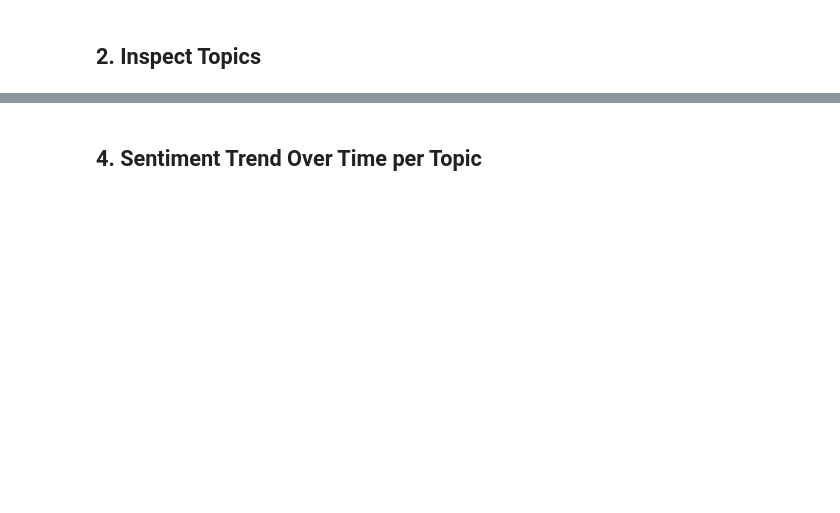
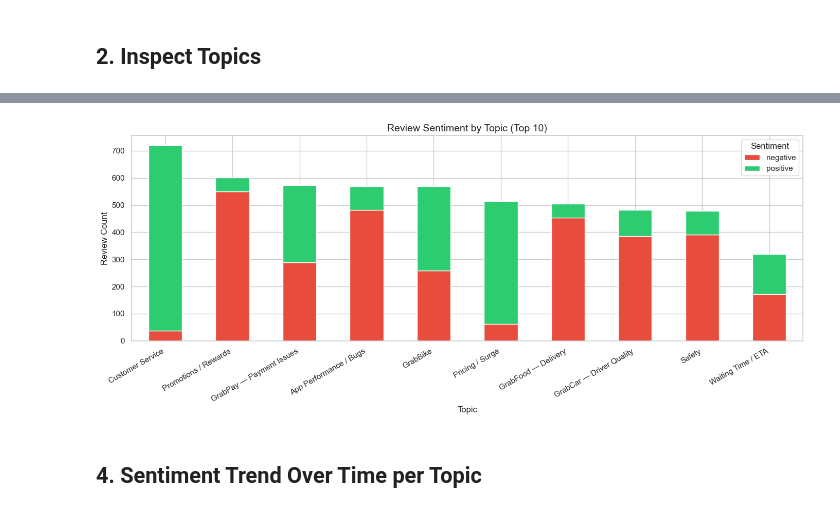
Before and after one commit to rounddragonsyl/grab-sentiment-analysis, a Jupyter notebook: notebooks/04_topic_modelling.ipynb, the cells around one changed output, grey strips where cells are left out. Saved outputs shown, nothing was run; the diff lists cells and outputs as text; code cells hidden in the pictures; blank space fills up the shorter version.

```diff
--- a/notebooks/04_topic_modelling.ipynb
+++ b/notebooks/04_topic_modelling.ipynb
@@ -67,0 +34,25 @@ print(f'Discovered {topic_model.get_topic_info().shape[0] - 1} topics (excl. noi
+# %%
+N_TOPICS   = 10
+N_TOP_WORDS = 12
+
+docs = df['review_clean'].fillna('').tolist()
+
+vectorizer = CountVectorizer(
+    max_features=15000,
+    stop_words='english',
+    ngram_range=(1, 2),
+    min_df=5,
+)
+dtm = vectorizer.fit_transform(docs)
+
+lda = LatentDirichletAllocation(
+    n_components=N_TOPICS,
+    random_state=42,
+    n_jobs=-1,
+    max_iter=20,
+)
+lda.fit(dtm)
+
+df['topic_id'] = lda.transform(dtm).argmax(axis=1)
+print(f'Assigned {N_TOPICS} topics to {len(df):,} reviews')
+df['topic_id'].value_counts().sort_index()
@@ -102,16 +127,15 @@ print(df['topic_label'].value_counts().head(15))
 # %%
 pivot = (
-    df[df['topic_id'] != -1]
-    .groupby(['topic_label', 'bert_pred'])
+    df.groupby(['topic_label', 'bert_pred'])
     .size()
     .unstack(fill_value=0)
     .assign(total=lambda x: x.sum(axis=1))
     .sort_values('total', ascending=False)
 )
 
-# Percentage share
 for col in ['negative', 'neutral', 'positive']:
     if col in pivot.columns:
         pivot[f'{col}_pct'] = (pivot[col] / pivot['total'] * 100).round(1)
 
-print(pivot[['negative', 'neutral', 'positive', 'total']].head(15))
+cols = [c for c in ['negative', 'neutral', 'positive', 'total'] if c in pivot.columns]
+print(pivot[cols].head(15))
@@ -118,31 +155,32 @@ print(pivot[['negative', 'neutral', 'positive', 'total']].head(15))
 # %%
 top_topics = pivot.head(10).index.tolist()
 plot_df = (
-    df[(df['topic_id'] != -1) & (df['topic_label'].isin(top_topics))]
+    df[df['topic_label'].isin(top_topics)]
     .groupby(['topic_label', 'bert_pred'])
     .size()
     .reset_index(name='count')
 )
 
 palette = {'negative': '#e74c3c', 'neutral': '#f39c12', 'positive': '#2ecc71'}
+pivot_plot = plot_df.pivot(index='topic_label', columns='bert_pred', values='count').fillna(0)
+pivot_plot = pivot_plot.reindex(top_topics)
+cols_order = [c for c in ['negative', 'neutral', 'positive'] if c in pivot_plot.columns]
 
 fig, ax = plt.subplots(figsize=(14, 6))
-pivot_plot = plot_df.pivot(index='topic_label', columns='bert_pred', values='count').fillna(0)
-pivot_plot = pivot_plot.reindex(top_topics)
-
-cols_order = [c for c in ['negative', 'neutral', 'positive'] if c in pivot_plot.columns]
 pivot_plot[cols_order].plot(
     kind='bar', stacked=True, ax=ax,
     color=[palette[c] for c in cols_order], edgecolor='white'
 )
 ax.set_title('Review Sentiment by Topic (Top 10)', fontsize=14)
 ax.set_xlabel('Topic')
 ax.set_ylabel('Review Count')
 ax.legend(title='Sentiment')
 plt.xticks(rotation=30, ha='right')
 plt.tight_layout()
 plt.savefig('../data/04_sentiment_by_topic.png', dpi=120)
 plt.show()
+# %% [output]
+[figure, added]
 # %% [markdown]
 ## 4. Sentiment Trend Over Time per Topic
 # %%
```
Also changed, not shown: parts of 13 cells of this notebook, 2 other files.
